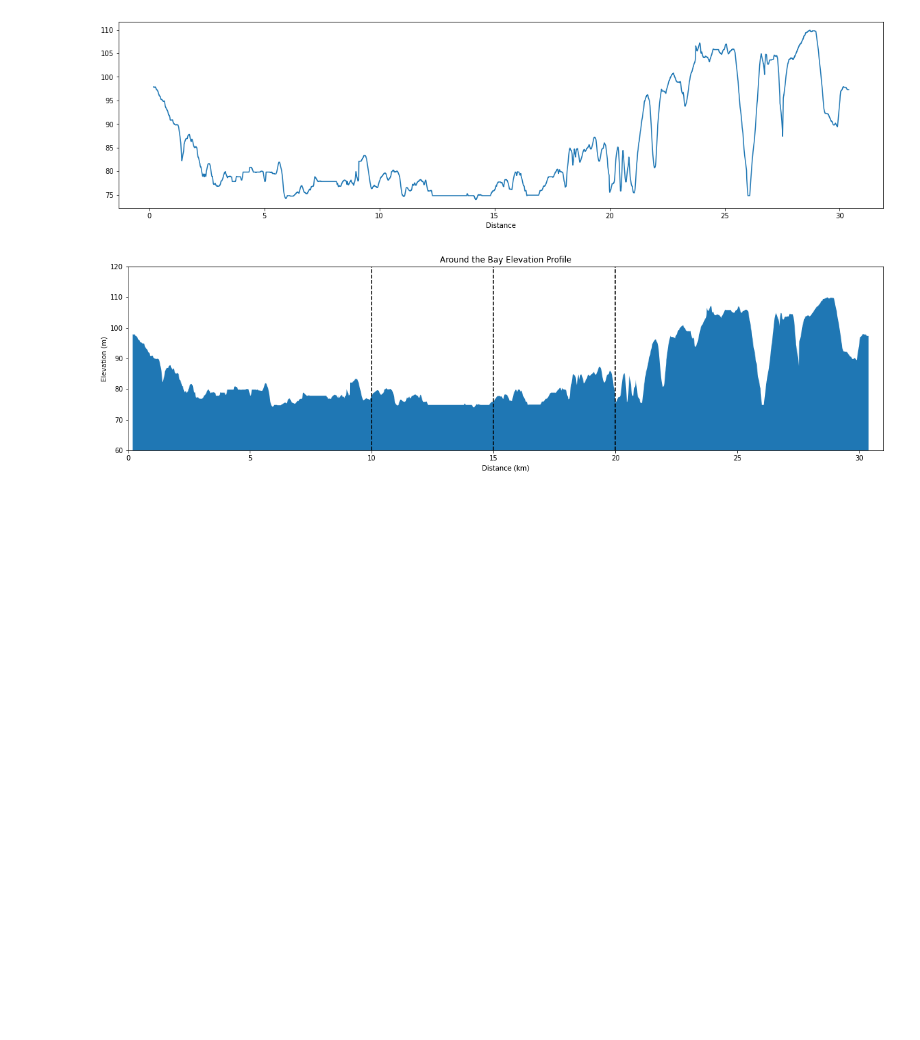
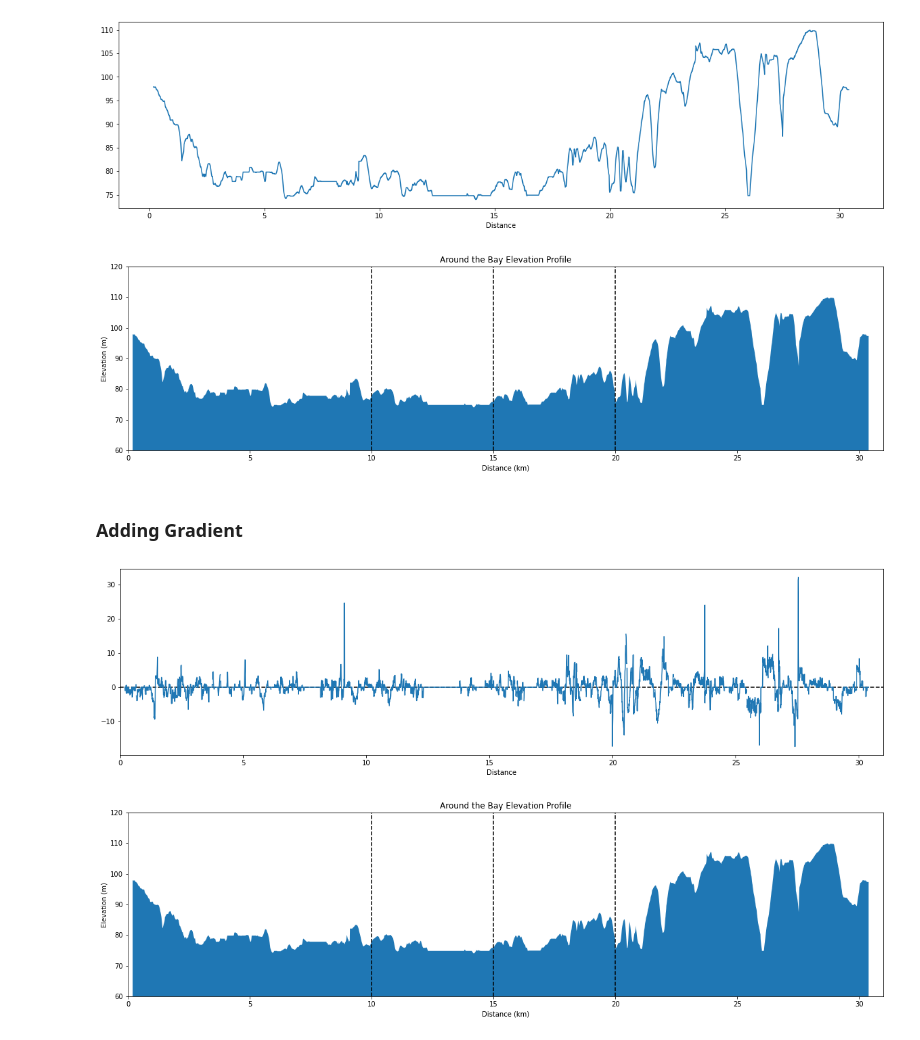
Before and after one commit to thereiswaldo/XCCourseAnalysis, a Jupyter notebook: ATB Course.ipynb, the cells around one changed output. Saved outputs shown, nothing was run; the diff lists cells and outputs as text; code cells hidden in the pictures; blank space fills up the shorter version.

```diff
--- a/ATB Course.ipynb
+++ b/ATB Course.ipynb
@@ -90,6 +51,0 @@ print(df['PaceInMinPerKM'].mean())
-# %%
-if df["time"].isnull().all() == True:
-    print("no time")
-else:
-    df = XC.AddPace(df)
-df
@@ -141,6 +92,23 @@ def PlotElevationProfile(df):
 PlotElevationProfile(df)
 # %% [output]
 [figure]
+# %% [markdown]
+### Adding Gradient
+# %%
+GAP = GradeAdjustedPace.GAP(df)
+GAP.getMinettiCourseGAP()
+GAP.getStravaCourseGAP()
+df = GAP.gradientCalculation()
+# %%
+df['Gradient'].plot(figsize=(20,5))
+plt.xlim(0,31)
+plt.hlines(0,0,31, colors='k', linestyles='dashed')
+
+PlotElevationProfile(df)
+# df
+# %% [output]
+[figure, added]
+[figure, added]
 # %%
 df.to_csv('./Course DataFrames/ATB30km.csv')
 CourseInformationDF.to_csv('./Course DataFrames/ATB30kmInfo.csv')
```
Also changed, not shown: parts of 17 cells of this notebook, 7 other files.
